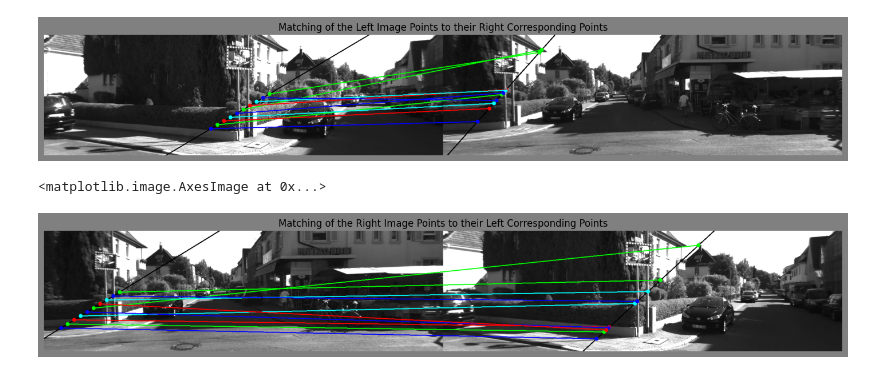
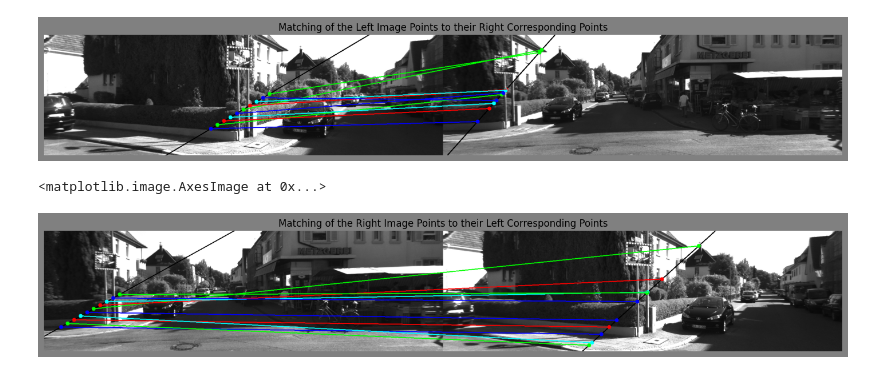
Before and after one commit to Asharma538/computer_vision, a Jupyter notebook: CV_Epipoles.ipynb, the cells around one changed output. Drawn from its saved outputs; the diff is of its cells as text; code cells hidden in the pictures.

```diff
--- a/CV_Epipoles.ipynb
+++ b/CV_Epipoles.ipynb
@@ -225,7 +225,7 @@ temp2 = imageR.copy()
 colors = [(0,0,255),(0,255,0),(255,0,0),(0,255,255),(0,0,255),(0,255,0),(255,0,0),(0,255,255),(0,0,255),(0,255,0)]
 
 # First Epipolar Line
-right_epipolar_line = lines_R[50]
+right_epipolar_line = lines_R[48]
 
 # 10 points on First Epipolar Line
 uniformly_spaced_points_R = [(
@@ -284,31 +284,31 @@ for xi in range(x_min,x_max):
     yi = round(-(epipolar_line_on_left[1]*xi + epipolar_line_on_left[2])/epipolar_line_on_left[0])
     if y_min <= yi < y_max:
         fdi = np.array(find_descriptor(imageL,(xi,yi)))
 
         for p in range(10):
             diff = np.sum((fdi-descriptors_R[p])**2)
 
             if error_in_corr_L[p] >  diff:
                 error_in_corr_L[p] = diff
                 corr_points_L[p] = (xi,yi)
 
 # Plotting the corresponding points
 c=0
 for i in corr_points_L:
     temp1 = cv2.circle(temp1,i[::-1],6,colors[c],-1)
     c+=1
 
 c=0
 result = np.hstack((temp2,temp1))
 for (x1, y1), (x2, y2) in zip(uniformly_spaced_points_R, corr_points_L):
     result = cv2.line(result, (round(y1), round(x1)), (temp1.shape[1] + round(y2), round(x2)), colors[c], 2)
     c+=1
 
 # Show the result
 fig = plt.figure(figsize=(18,10),facecolor='gray')
 plt.axis('off')
 plt.title("Matching of the Right Image Points to their Left Corresponding Points")
 plt.imshow(result)
 # %% [output]
 <matplotlib.image.AxesImage at 0x...>
-[figure, old version]
+[figure, new version]
```
